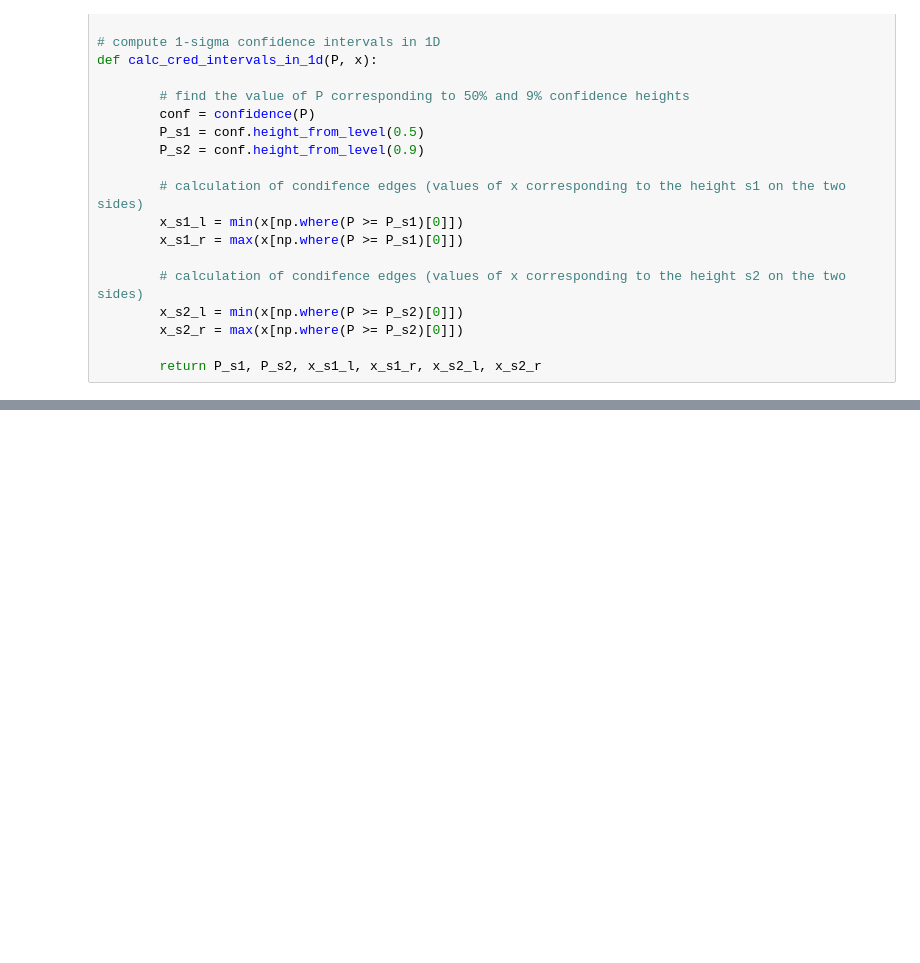
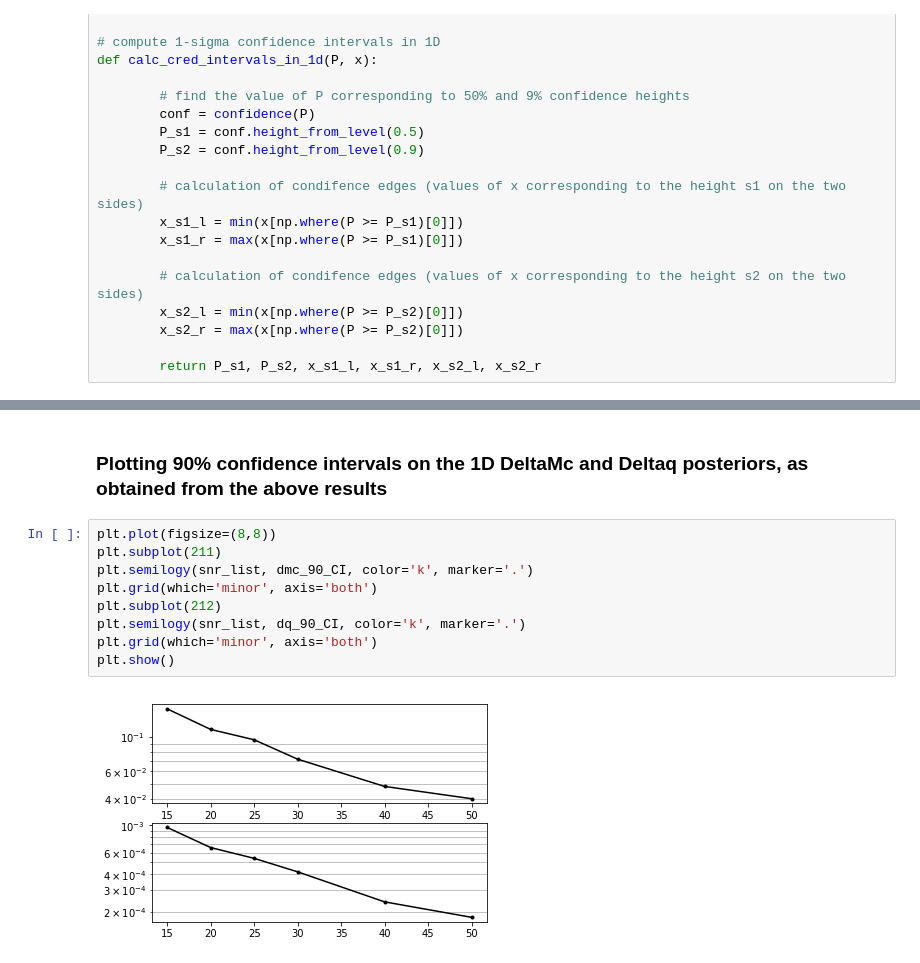
Before and after one commit to abhirup-ghosh/gr_consistency_highermodes, a Jupyter notebook: notebooks/compare_snr_15_25.ipynb, the cells around one changed output, grey strips where cells are left out. Saved outputs shown, nothing was run; the diff lists cells and outputs as text; blank space fills up the shorter version.

```diff
--- a/notebooks/compare_snr_15_25.ipynb
+++ b/notebooks/compare_snr_15_25.ipynb
@@ -161,0 +188,13 @@ plt.show()
+# %% [markdown]
+### Plotting 90% confidence intervals on the 1D DeltaMc and Deltaq posteriors, as obtained from the above results
+# %%
+plt.plot(figsize=(8,8))
+plt.subplot(211)
+plt.semilogy(snr_list, dmc_90_CI, color='k', marker='.')
+plt.grid(which='minor', axis='both')
+plt.subplot(212)
+plt.semilogy(snr_list, dq_90_CI, color='k', marker='.')
+plt.grid(which='minor', axis='both')
+plt.show()
+# %% [output]
+[figure, added]
```
Also changed, not shown: parts of 6 cells of this notebook, 1 other file.
